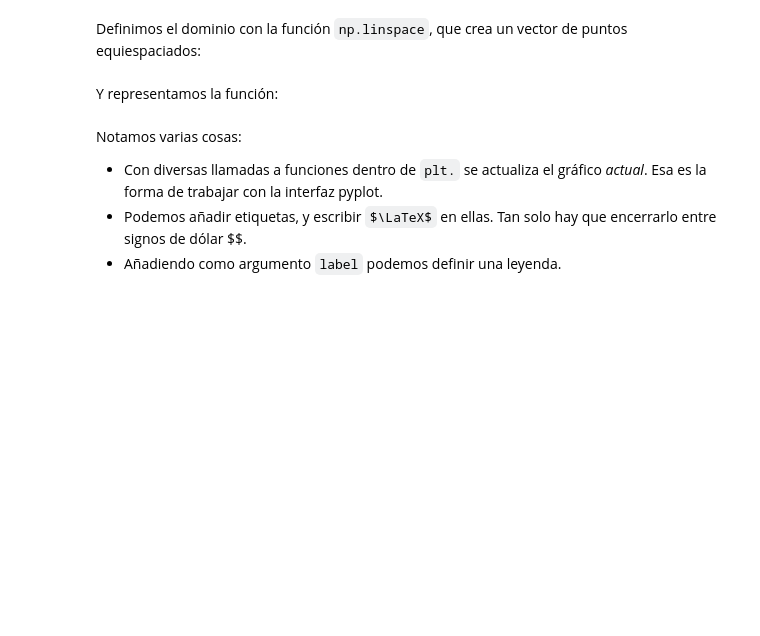
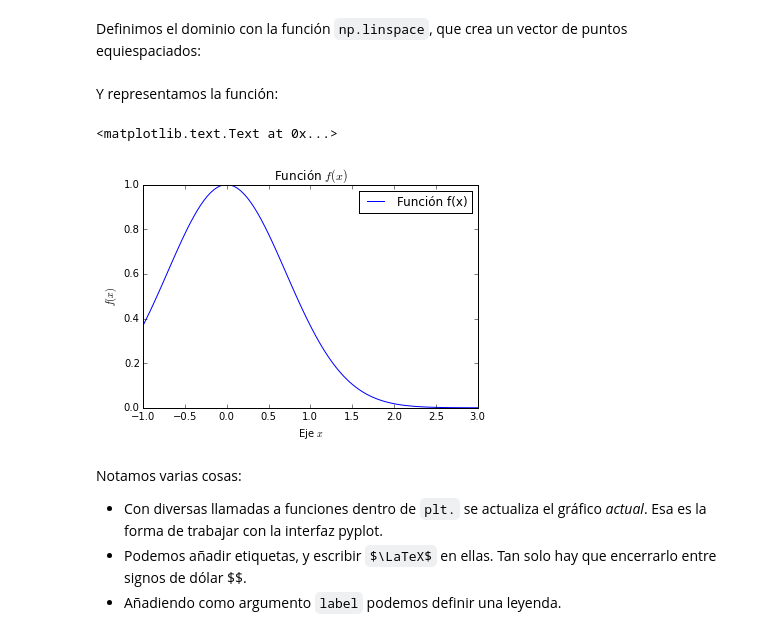
Before and after one commit to CAChemE/curso-python-cientifico, a Jupyter notebook: Notebooks/Clase2b_Visualizacion-matplotlib.ipynb, the cells around one changed output. Saved outputs shown, nothing was run; the diff lists cells and outputs as text; code cells hidden in the pictures; some formulas as TeX source; blank space fills up the shorter version.

```diff
--- a/Notebooks/Clase2b_Visualizacion-matplotlib.ipynb
+++ b/Notebooks/Clase2b_Visualizacion-matplotlib.ipynb
@@ -44,10 +58,24 @@ La función `plot` recibe una sola lista (si queremos especificar los valores *y
 La tarea más habitual a la hora de trabajar con matplotlib es representar una función. Lo que tendremos que hacer es definir un dominio y evaluarla en dicho dominio. Por ejemplo:
 # %% [markdown]
 $$ f(x) = e^{-x^2} $$
+# %%
+def f(x):
+    return np.exp(-x ** 2)
 # %% [markdown]
 Definimos el dominio con la función `np.linspace`, que crea un vector de puntos equiespaciados:
+# %%
+x = np.linspace(-1, 3, 100)
 # %% [markdown]
 Y representamos la función:
+# %%
+plt.plot(x, f(x), label="Función f(x)")
+plt.xlabel("Eje $x$")
+plt.ylabel("$f(x)$")
+plt.legend()
+plt.title("Función $f(x)$")
+# %% [output]
+<matplotlib.text.Text at 0x...>
+[figure, added]
 # %% [markdown]
 Notamos varias cosas:
 
```
Also changed, not shown: parts of 17 cells of this notebook, 1 other file.
